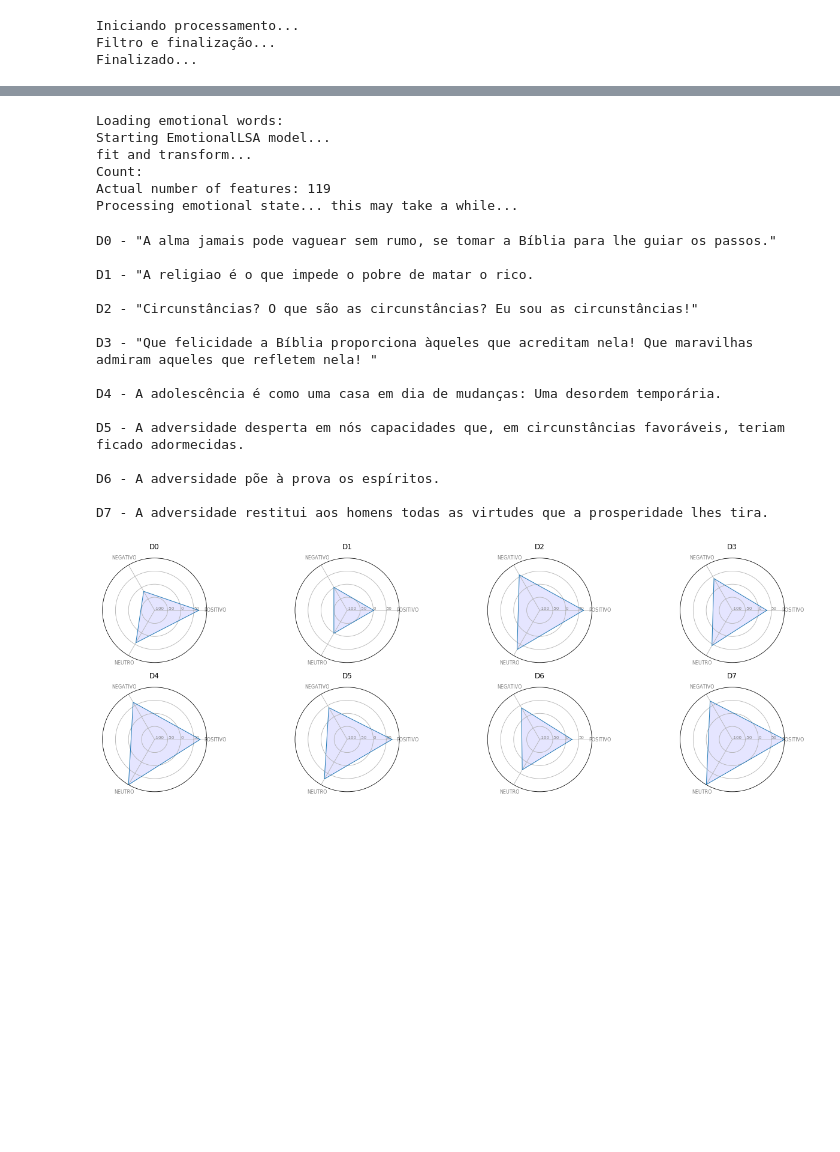
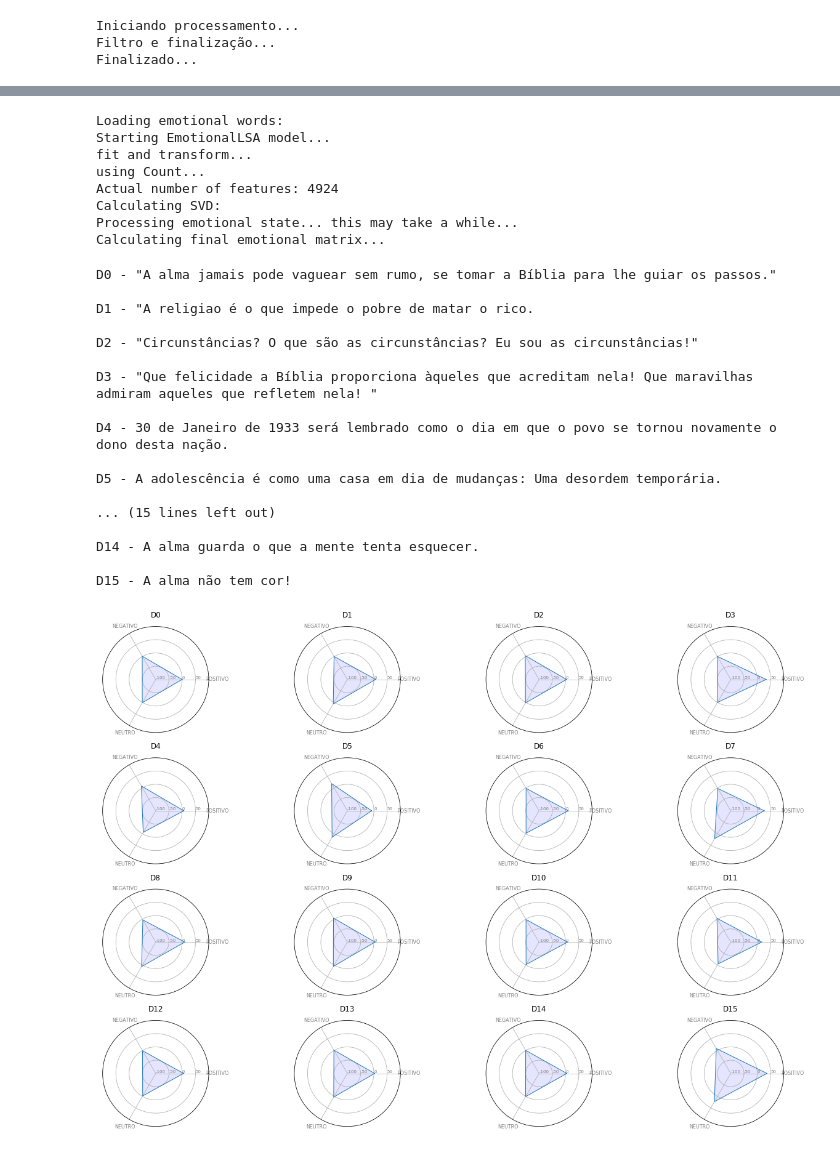
Before and after one commit to rdenadai/sentiment-analysis-2018-president-election, a Jupyter notebook: src/ai/validate.ipynb, the cells around one changed output, grey strips where cells are left out. Drawn from its saved outputs; the diff is of its cells as text; code cells hidden in the pictures; blank space fills up the shorter version.

```diff
--- a/src/ai/validate.ipynb
+++ b/src/ai/validate.ipynb
@@ -16,29 +18,11 @@ from unsupervised.emotional_lsa import EmotionalLSA
 # %%
 with open('/home/rdenadai/vagrant/python-dev/sentiment-analysis-2018-president-election/dataset/frases.txt') as h:
     original_phrases = h.readlines()
-original_phrases = original_phrases[:25]
+original_phrases = original_phrases
 phrases = copy.deepcopy(original_phrases)
 # phrases += [' '.join(f).replace('_', ' ') for f in flt.sents()[:2000]]
 # phrases += [' '.join(f).replace('_', ' ') for f in mch.sents()[:2000]]
 # phrases += [' '.join(f).replace('_', ' ') for f in mcm.sents()[:2000]]
-
-# original_phrases = []
-# sents = []
-# filename = '/home/rdenadai/programas/vagrant_img/vagrant.machine.puphpet/projetos/github/sentiment-analysis-2018-president-election/dataset/tweets-tratados-polaridade-10-10-2018.csv'
-# with open(filename, 'r') as h:
-#     tweets = h.readlines()
-#     for tweet in tweets[1:70]:
-#         rep = ['\n', '"', '@']
-#         for r in rep:
-#             tweet = tweet.replace(r, '')
-#         infos = tweet.split('|')
-#         print(infos)
-#         original_phrases += [infos[1].strip()]
-#         sents += [infos[2].strip()]
-
-# phrases = copy.deepcopy(original_phrases)
-# print(phrases)
-# print(sents)
 phrases = generate_corpus(phrases)
 ldocs = [f'D{i}' for i in range(len(original_phrases))]
 # %% [output]
@@ -48,7 +32,10 @@ Finalizado...
 # %%
 print('Loading emotional words: ')
 emotion_words = load_six_emotions('/home/rdenadai/vagrant/python-dev/sentiment-analysis-2018-president-election/dataset/emocoes')
-emotion_words_n = load_valence_emotions_from_oplexicon('/home/rdenadai/vagrant/python-dev/sentiment-analysis-2018-president-election/dataset/emocoes/oplexicon_v3.0/lexico_v3.0.txt')
+emotion_words_n = load_valence_emotions(
+    '/home/rdenadai/vagrant/python-dev/sentiment-analysis-2018-president-election/dataset/emocoes/oplexicon_v3.0/lexico_v3.0.txt',
+    '/home/rdenadai/vagrant/python-dev/sentiment-analysis-2018-president-election/dataset/emocoes/SentiLex-PT02/SentiLex-flex-PT02.txt'
+)
 emotion_words['NEUTRO'] = emotion_words_n['NEUTRO']
 
 print('Starting EmotionalLSA model...')
@@ -116,5 +105,5 @@ D7 - A adversidade restitui aos homens todas as virtudes que a prosperidade lhes
 # %%
-for i, frase in enumerate(original_phrases):
+for i, frase in enumerate(original_phrases[:10]):
     print('-' * 20)
     print(f'D{i} - {frase}')
     print(df.loc[f'D{i}'])
@@ -139,6 +128,9 @@ Name: D24, dtype: float64
 # %%
 print('Loading emotional words: ')
-emotion_words = load_valence_emotions_from_oplexicon('/home/rdenadai/vagrant/python-dev/sentiment-analysis-2018-president-election/dataset/emocoes/oplexicon_v3.0/lexico_v3.0.txt')
+emotion_words = load_valence_emotions(
+    '/home/rdenadai/vagrant/python-dev/sentiment-analysis-2018-president-election/dataset/emocoes/oplexicon_v3.0/lexico_v3.0.txt',
+    '/home/rdenadai/vagrant/python-dev/sentiment-analysis-2018-president-election/dataset/emocoes/SentiLex-PT02/SentiLex-flex-PT02.txt'
+)
 
 print('Starting EmotionalLSA model...')
 model = EmotionalLSA(debug=True)
@@ -151,9 +143,11 @@ df = pd.DataFrame(predicted[:size], index=ldocs, columns=emotion_words.keys())
 Loading emotional words:
 Starting EmotionalLSA model...
 fit and transform...
-Count:
-Actual number of features: 119
+using Count...
+Actual number of features: 4924
+Calculating SVD:
 Processing emotional state... this may take a while...
+Calculating final emotional matrix...
 # %%
 categories = list(df)
 N = len(categories)
@@ -163,7 +157,7 @@ angles = [n / float(N) * 2 * np.pi for n in range(N)]
 angles += angles[:1]
 
 plt.figure(figsize=(18, 12))
-for m in range(8):
+for m in range(16):
     idx = m + 1
 
     values = df.loc[f'D{m}'].values
@@ -171,36 +165,38 @@ for m in range(8):
     print(f'D{m} - {original_phrases[m]}')
     # Initialise the spider plot
     ax = plt.subplot(4, 4, idx, polar=True)
     # Title
     plt.title(f'D{m}')
     # Draw one axe per variable + add labels labels yet
     plt.xticks(angles[:-1], categories, color='grey', size=8)
     # Draw ylabels
     ax.set_rlabel_position(0)
     plt.yticks(range(-100, 100, 50), [f'{i}' for i in range(-100, 100, 50)], color="grey", size=7)
     plt.ylim(-100, 100)
     # Plot data
     ax.plot(angles, values, linewidth=1, linestyle='solid')
     # Fill area
     ax.fill(angles, values, 'b', alpha=0.1)
 
 plt.tight_layout()
 plt.show()
 # %% [output]
 D0 - "A alma jamais pode vaguear sem rumo, se tomar a Bíblia para lhe guiar os passos."
 
 D1 - "A religiao é o que impede o pobre de matar o rico.
 
 D2 - "Circunstâncias? O que são as circunstâncias? Eu sou as circunstâncias!"
 
 D3 - "Que felicidade a Bíblia proporciona àqueles que acreditam nela! Que maravilhas admiram aqueles que refletem nela! "
 
-D4 - A adolescência é como uma casa em dia de mudanças: Uma desordem temporária.
+D4 - 30 de Janeiro de 1933 será lembrado como o dia em que o povo se tornou novamente o dono desta nação.
 
-D5 - A adversidade desperta em nós capacidades que, em circunstâncias favoráveis, teriam ficado adormecidas.
+D5 - A adolescência é como uma casa em dia de mudanças: Uma desordem temporária.
 
-D6 - A adversidade põe à prova os espíritos.
+... (15 lines left out)
 
-D7 - A adversidade restitui aos homens todas as virtudes que a prosperidade lhes tira.
+D14 - A alma guarda o que a mente tenta esquecer.
+
+D15 - A alma não tem cor!
-[figure, old version]
+[figure, new version]
 # %%
```
Also changed, not shown: parts of 10 cells of this notebook, 2 other files.
